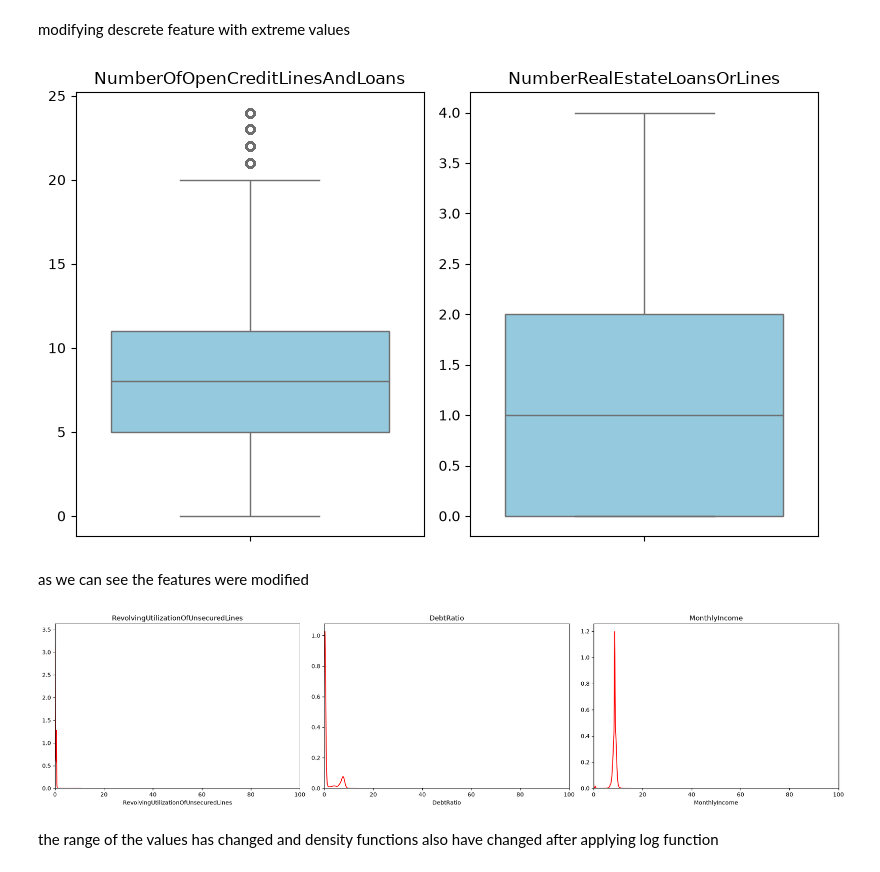
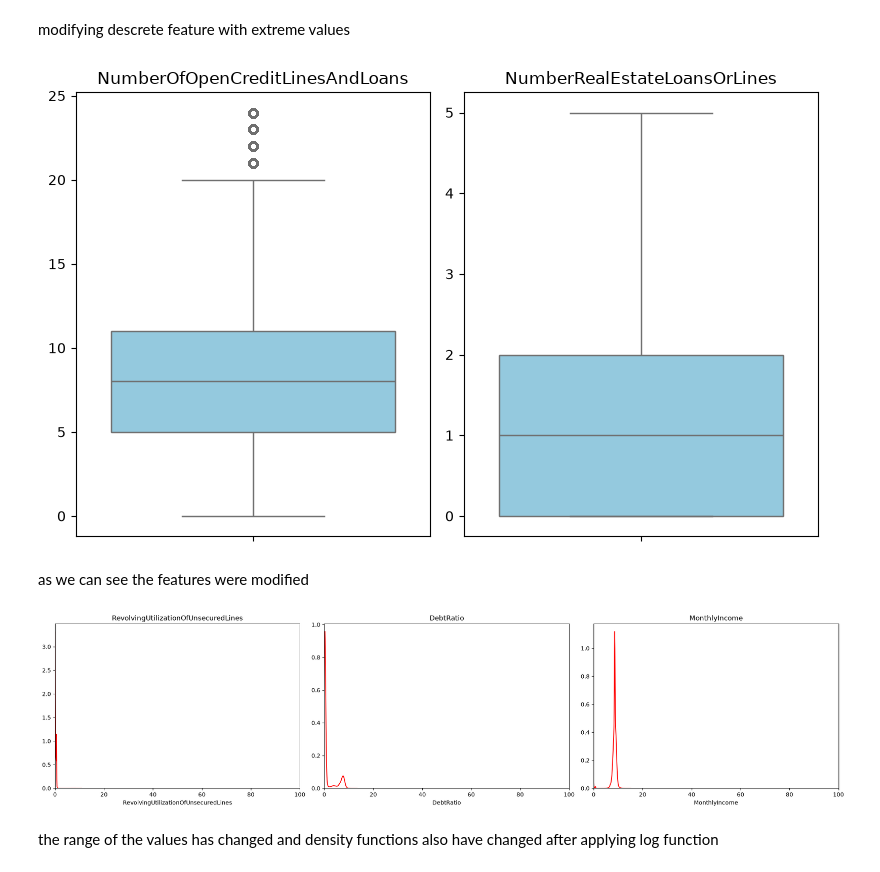
Before and after one commit to coretlwww/credit-risk-prediction, a Jupyter notebook: notebooks/02_preprocessing.ipynb, the cells around one changed output. Drawn from its saved outputs; the diff is of its cells as text; code cells hidden in the pictures.

```diff
--- a/notebooks/02_preprocessing.ipynb
+++ b/notebooks/02_preprocessing.ipynb
@@ -178,5 +160,6 @@ late_cols = [
     'NumberOfTimes90DaysLate'
 ]
 
-credit_data['has_special_value'] = (credit_data[late_cols] >= 96).any(axis=1).astype(int)
+for df in [x_train, x_cv, x_test]:
+    df['has_special_value'] = (df[late_cols] >= 96).any(axis=1).astype(int)
 # %%
@@ -191,9 +174,11 @@ credit_data['has_special_value'].unique()
 array([0, 1])
 # %%
 for col in late_cols:
-    median_val = credit_data.loc[credit_data[col] < 96, col].median()
-    credit_data.loc[credit_data[col] >= 96, col] = median_val
+    median_val = x_train.loc[x_train[col] < 96, col].median()
+    for df in [x_train, x_cv, x_test]:
+        df.loc[df[col] >= 96, col] = median_val
 # %%
 for col in late_cols:
-    print(credit_data.loc[credit_data[col] >= 96, col])
+    for df in [x_train, x_cv, x_test]:
+        print(df.loc[df[col] >= 96, col])
 # %% [output]
@@ -203,25 +194,27 @@ Series([], Name: NumberOfTimes90DaysLate, dtype: int64)
 # %% [markdown]
 now these 3 column don't include outliers
 # %%
-credit_data['NumberOfOpenCreditLinesAndLoans'] = credit_data['NumberOfOpenCreditLinesAndLoans'].clip(upper=credit_data['NumberOfOpenCreditLinesAndLoans'].quantile(0.99))
-credit_data['NumberRealEstateLoansOrLines'] = credit_data['NumberRealEstateLoansOrLines'].clip(upper=credit_data['NumberRealEstateLoansOrLines'].quantile(0.99))
+for col in ['NumberOfOpenCreditLinesAndLoans', 'NumberRealEstateLoansOrLines']:
+    upper = x_train[col].quantile(0.99)
+    for df in [x_train, x_cv, x_test]:
+        df[col] = df[col].clip(upper=upper)
 # %% [markdown]
 modifying descrete feature with extreme values
 # %%
 fig, axes = plt.subplots(1, 2, figsize=(8, 5))
 axes = axes.flatten()
 
 features = ['NumberOfOpenCreditLinesAndLoans', 'NumberRealEstateLoansOrLines']
 
 for i, col in enumerate(features):
-    sns.boxplot(data=credit_data, y=col, ax=axes[i], color='skyblue')
+    sns.boxplot(data=x_train, y=col, ax=axes[i], color='skyblue')
     axes[i].set_title(col)
     axes[i].set_ylabel('')
 
 plt.tight_layout()
 plt.show()
 # %% [output]
-[figure, old version]
+[figure, new version]
 # %% [markdown]
 as we can see the features were modified
 # %%
@@ -237,7 +231,7 @@ axes = axes.flatten()
 features = ['RevolvingUtilizationOfUnsecuredLines', 'DebtRatio', 'MonthlyIncome']
 
 for i, col in enumerate(features):
-    sns.kdeplot(data=credit_data, x=col, ax=axes[i], color='red')
+    sns.kdeplot(data=x_train, x=col, ax=axes[i], color='red')
     axes[i].set_title(col)
     axes[i].set_ylabel('')
 
@@ -252,6 +246,6 @@ for i, col in enumerate(features):
 plt.tight_layout()
 plt.show()
 # %% [output]
-[figure, old version]
+[figure, new version]
 # %% [markdown]
 the range of the values has changed and density functions also have changed after applying log function
```
Also changed, not shown: parts of 19 cells of this notebook.
